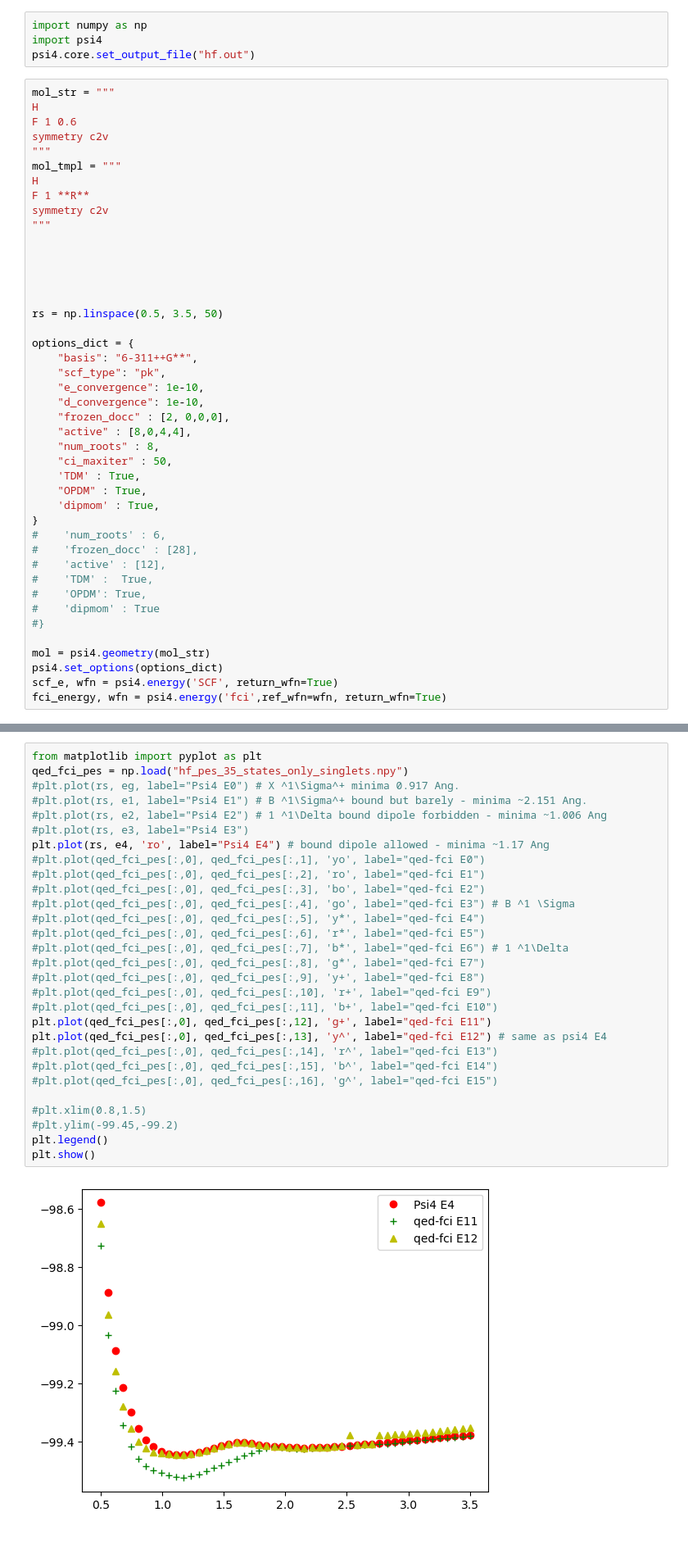
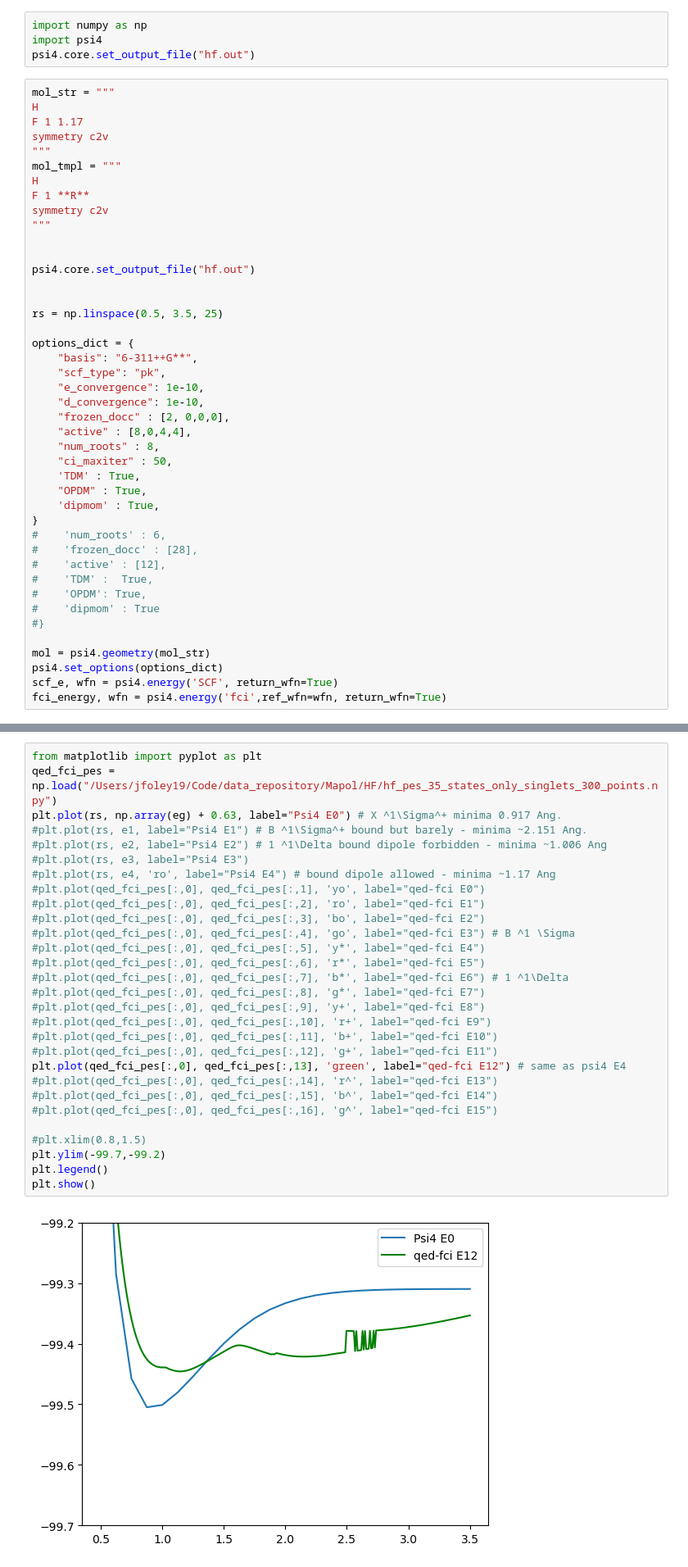
Before and after one commit to boss-bee/data_repository, a Jupyter notebook: json_scripts/hf_casci.ipynb, the cells around one changed output, grey strips where cells are left out. Shown: that part at 82% size. Cells and saved outputs as stored; diff of their text form; blank space fills up the shorter version.

```diff
--- a/json_scripts/hf_casci.ipynb
+++ b/json_scripts/hf_casci.ipynb
@@ -5,7 +5,7 @@ psi4.core.set_output_file("hf.out")
 # %%
 mol_str = """
 H
-F 1 0.6
+F 1 1.17
 symmetry c2v
 """
 mol_tmpl = """
@@ -15,10 +15,10 @@ symmetry c2v
 """
 
 
+psi4.core.set_output_file("hf.out")
 
 
-
-rs = np.linspace(0.5, 3.5, 50)
+rs = np.linspace(0.5, 3.5, 25)
 
 options_dict = {
     "basis": "6-311++G**",
@@ -165,35 +165,35 @@ F 1 3.5
 symmetry c2v
 # %%
 from matplotlib import pyplot as plt
-qed_fci_pes = np.load("hf_pes_35_states_only_singlets.npy")
-#plt.plot(rs, eg, label="Psi4 E0") # X ^1\Sigma^+ minima 0.917 Ang.
+qed_fci_pes = np.load("/Users/jfoley19/Code/data_repository/Mapol/HF/hf_pes_35_states_only_singlets_300_points.npy")
+plt.plot(rs, np.array(eg) + 0.63, label="Psi4 E0") # X ^1\Sigma^+ minima 0.917 Ang.
 #plt.plot(rs, e1, label="Psi4 E1") # B ^1\Sigma^+ bound but barely - minima ~2.151 Ang.
 #plt.plot(rs, e2, label="Psi4 E2") # 1 ^1\Delta bound dipole forbidden - minima ~1.006 Ang
 #plt.plot(rs, e3, label="Psi4 E3")
-plt.plot(rs, e4, 'ro', label="Psi4 E4") # bound dipole allowed - minima ~1.17 Ang
+#plt.plot(rs, e4, 'ro', label="Psi4 E4") # bound dipole allowed - minima ~1.17 Ang
 #plt.plot(qed_fci_pes[:,0], qed_fci_pes[:,1], 'yo', label="qed-fci E0")
 #plt.plot(qed_fci_pes[:,0], qed_fci_pes[:,2], 'ro', label="qed-fci E1")
 #plt.plot(qed_fci_pes[:,0], qed_fci_pes[:,3], 'bo', label="qed-fci E2")
 #plt.plot(qed_fci_pes[:,0], qed_fci_pes[:,4], 'go', label="qed-fci E3") # B ^1 \Sigma
 #plt.plot(qed_fci_pes[:,0], qed_fci_pes[:,5], 'y*', label="qed-fci E4")
 #plt.plot(qed_fci_pes[:,0], qed_fci_pes[:,6], 'r*', label="qed-fci E5")
 #plt.plot(qed_fci_pes[:,0], qed_fci_pes[:,7], 'b*', label="qed-fci E6") # 1 ^1\Delta
 #plt.plot(qed_fci_pes[:,0], qed_fci_pes[:,8], 'g*', label="qed-fci E7")
 #plt.plot(qed_fci_pes[:,0], qed_fci_pes[:,9], 'y+', label="qed-fci E8")
 #plt.plot(qed_fci_pes[:,0], qed_fci_pes[:,10], 'r+', label="qed-fci E9")
 #plt.plot(qed_fci_pes[:,0], qed_fci_pes[:,11], 'b+', label="qed-fci E10")
-plt.plot(qed_fci_pes[:,0], qed_fci_pes[:,12], 'g+', label="qed-fci E11")
-plt.plot(qed_fci_pes[:,0], qed_fci_pes[:,13], 'y^', label="qed-fci E12") # same as psi4 E4
+#plt.plot(qed_fci_pes[:,0], qed_fci_pes[:,12], 'g+', label="qed-fci E11")
+plt.plot(qed_fci_pes[:,0], qed_fci_pes[:,13], 'green', label="qed-fci E12") # same as psi4 E4
 #plt.plot(qed_fci_pes[:,0], qed_fci_pes[:,14], 'r^', label="qed-fci E13")
 #plt.plot(qed_fci_pes[:,0], qed_fci_pes[:,15], 'b^', label="qed-fci E14")
 #plt.plot(qed_fci_pes[:,0], qed_fci_pes[:,16], 'g^', label="qed-fci E15")
 
 #plt.xlim(0.8,1.5)
-#plt.ylim(-99.45,-99.2)
+plt.ylim(-99.7,-99.2)
 plt.legend()
 plt.show()
 # %% [output]
-[figure, old version]
+[figure, new version]
 # %%
 from matplotlib import pyplot as plt
 #plt.plot(rs, scf_e, label="rhf")
```
Also changed, not shown: parts of 3 cells of this notebook, 19 other files.
